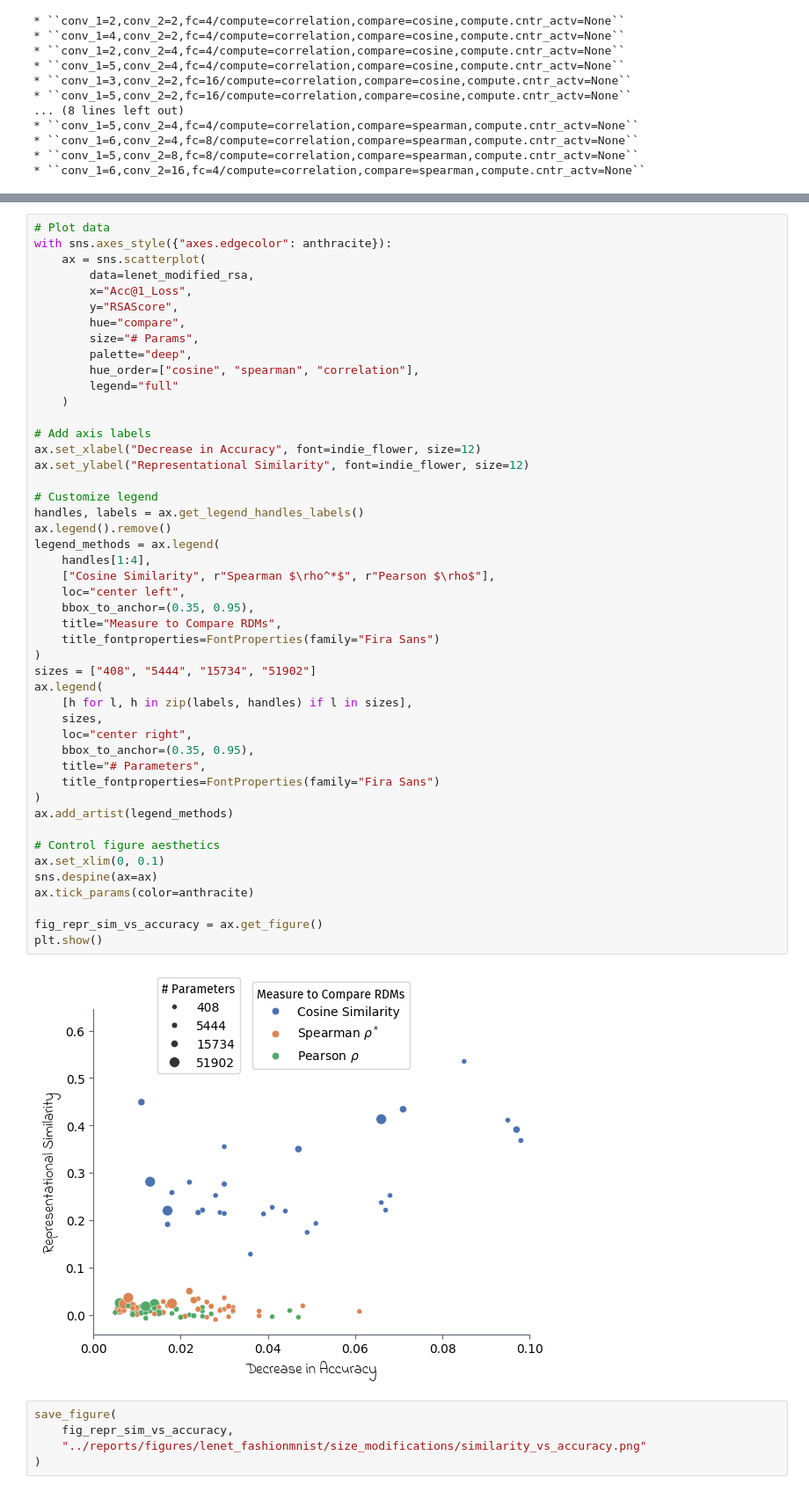
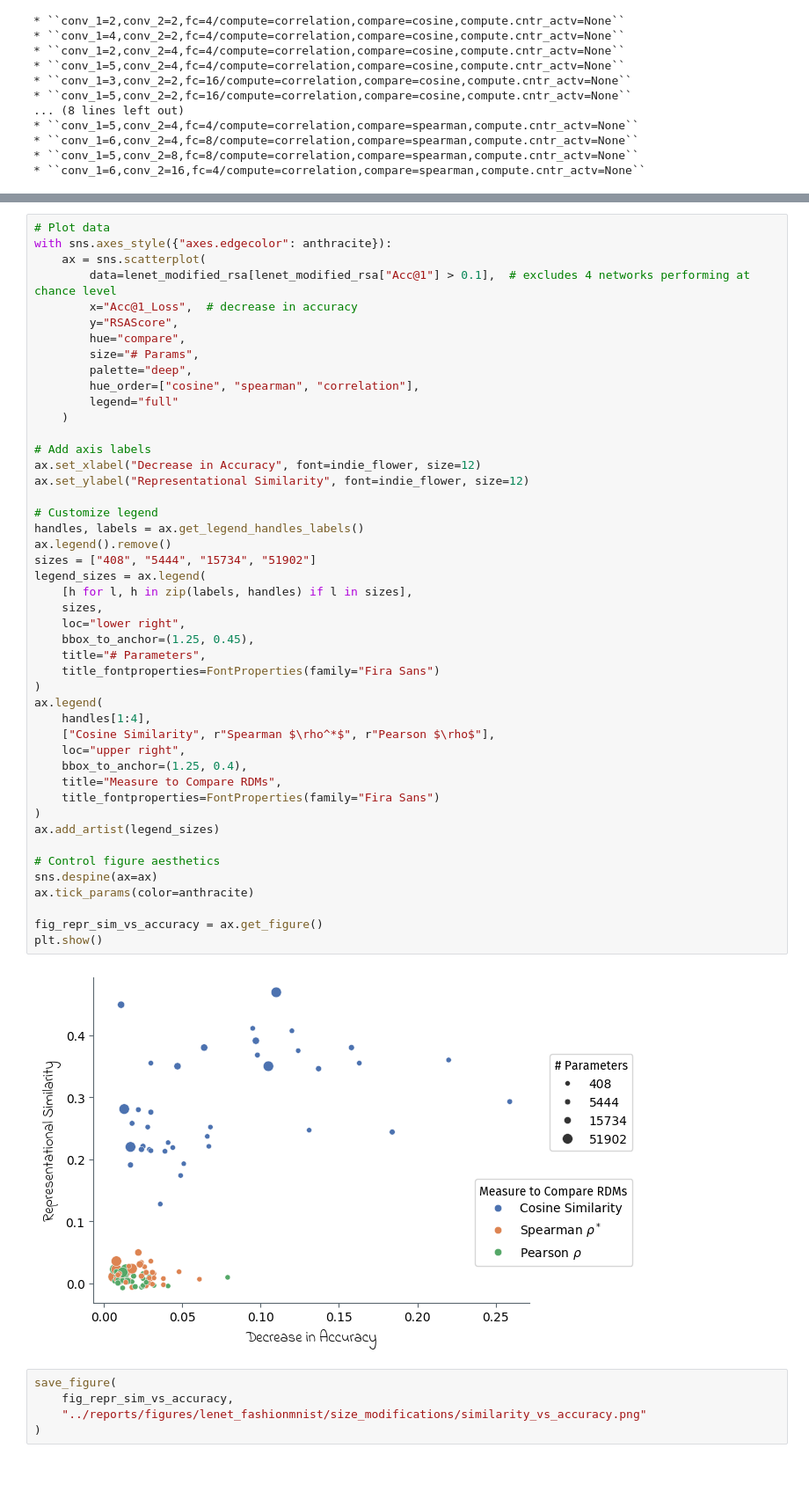
Before and after one commit to mrvnthss/rsa-vision-networks, a Jupyter notebook: notebooks/7.1-mt-rsa-modified-lenet-fashionmnist.ipynb, the cells around one changed output, grey strips where cells are left out. Shown at 88% size. Cells and saved outputs as stored; diff of their text form.

Commit message:
Update 7.1-mt-rsa-modified-lenet-fashionmnist.ipynb (cosine distance re-runs)

```diff
--- a/notebooks/7.1-mt-rsa-modified-lenet-fashionmnist.ipynb
+++ b/notebooks/7.1-mt-rsa-modified-lenet-fashionmnist.ipynb
@@ -570,51 +578,50 @@ print("\n".join(config_list))
 # Plot data
 with sns.axes_style({"axes.edgecolor": anthracite}):
     ax = sns.scatterplot(
-        data=lenet_modified_rsa,
-        x="Acc@1_Loss",
+        data=lenet_modified_rsa[lenet_modified_rsa["Acc@1"] > 0.1],  # excludes 4 networks performing at chance level
+        x="Acc@1_Loss",  # decrease in accuracy
         y="RSAScore",
         hue="compare",
         size="# Params",
         palette="deep",
         hue_order=["cosine", "spearman", "correlation"],
         legend="full"
     )
 
 # Add axis labels
 ax.set_xlabel("Decrease in Accuracy", font=indie_flower, size=12)
 ax.set_ylabel("Representational Similarity", font=indie_flower, size=12)
 
 # Customize legend
 handles, labels = ax.get_legend_handles_labels()
 ax.legend().remove()
-legend_methods = ax.legend(
+sizes = ["408", "5444", "15734", "51902"]
+legend_sizes = ax.legend(
+    [h for l, h in zip(labels, handles) if l in sizes],
+    sizes,
+    loc="lower right",
+    bbox_to_anchor=(1.25, 0.45),
+    title="# Parameters",
+    title_fontproperties=FontProperties(family="Fira Sans")
+)
+ax.legend(
     handles[1:4],
     ["Cosine Similarity", r"Spearman $\rho^*$", r"Pearson $\rho$"],
-    loc="center left",
-    bbox_to_anchor=(0.35, 0.95),
+    loc="upper right",
+    bbox_to_anchor=(1.25, 0.4),
     title="Measure to Compare RDMs",
     title_fontproperties=FontProperties(family="Fira Sans")
 )
-sizes = ["408", "5444", "15734", "51902"]
-ax.legend(
-    [h for l, h in zip(labels, handles) if l in sizes],
-    sizes,
-    loc="center right",
-    bbox_to_anchor=(0.35, 0.95),
-    title="# Parameters",
-    title_fontproperties=FontProperties(family="Fira Sans")
-)
-ax.add_artist(legend_methods)
+ax.add_artist(legend_sizes)
 
 # Control figure aesthetics
-ax.set_xlim(0, 0.1)
 sns.despine(ax=ax)
 ax.tick_params(color=anthracite)
 
 fig_repr_sim_vs_accuracy = ax.get_figure()
 plt.show()
 # %% [output]
-[figure, old version]
+[figure, new version]
 # %%
 save_figure(
     fig_repr_sim_vs_accuracy,
```
Also changed, not shown: parts of 1 cell of this notebook, 1 other file.
